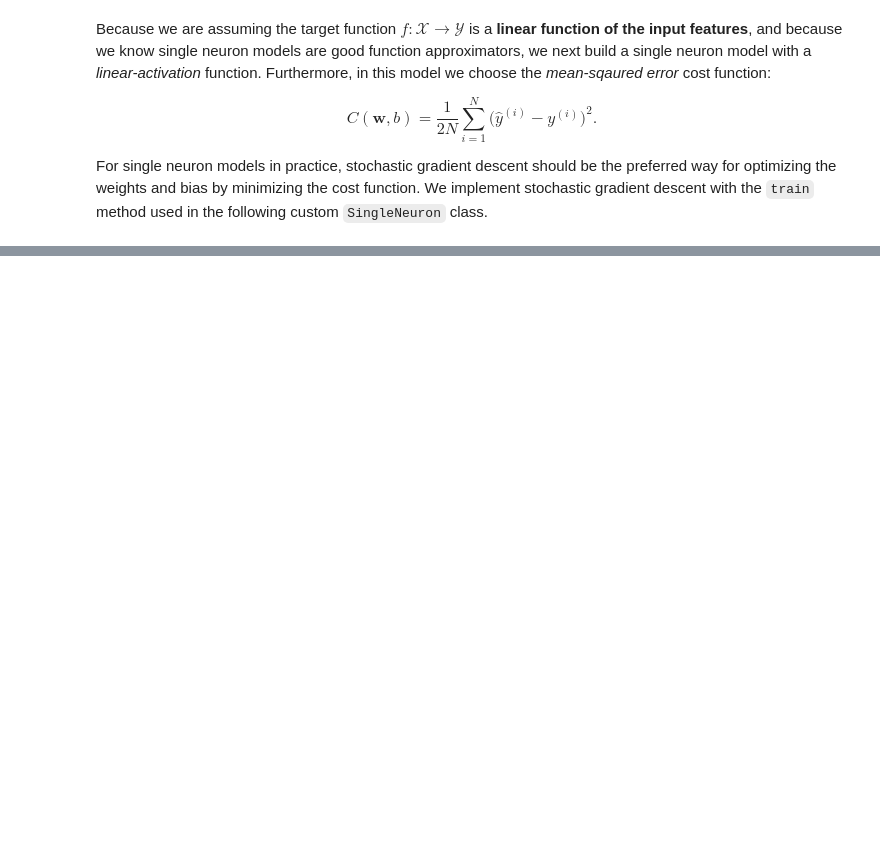
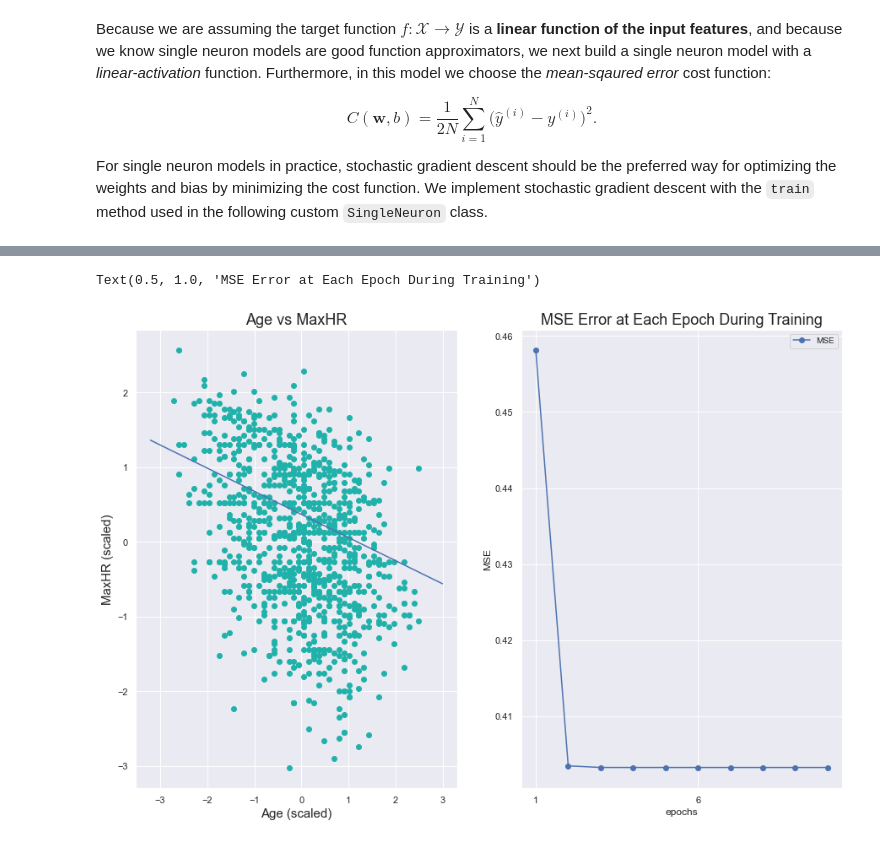
Before and after one commit to YulinLi98/INDE_577_Repo, a Jupyter notebook: supervised learning/Linear Regression/Linear Regression.ipynb, the cells around one changed output, grey strips where cells are left out. Saved outputs shown, nothing was run; the diff lists cells and outputs as text; code cells hidden in the pictures; blank space fills up the shorter version.

Commit message:
update on Linear Regression

```diff
--- a/supervised learning/Linear Regression/Linear Regression.ipynb
+++ b/supervised learning/Linear Regression/Linear Regression.ipynb
@@ -17,20 +24,0 @@ df = pd.read_csv("https://raw.githubusercontent.com/YulinLi98/Sample_Repo/main/h
-# %%
-from sklearn import preprocessing
-
-X = df[['RestingBP', 'Cholesterol']].values
-y = df.MaxHR.values
-
-# Standardize the data
-X_scaled = preprocessing.scale(X)
-y_scaled = preprocessing.scale(y)
-
-# Visualize a 3D plot
-fig = plt.figure(figsize = (10, 8))
-ax = plt.axes(projection='3d')
-ax.scatter3D(X_scaled[:,0], X_scaled[:,1], y_scaled, cmap='Blues')
-ax.set_xlabel('RestingBP')
-ax.set_ylabel('Cholesterol')
-ax.set_zlabel('MaxHR')
-ax.set_title("My Regression Data", fontsize = 18)
-
-plt.show()
@@ -170,0 +112,28 @@ Note that, with larger learning rate, the MSE decreased faster. We can also see
+# %%
+# Create and train an instance of the SingleNeuron Class
+node = SingleNeuron(linear_activation)
+node.train(X_scaled, y_scaled, epochs=10)
+
+fig, (ax1, ax2) = plt.subplots(1, 2, figsize=(15,10))
+
+# Visualize the regression line
+domain = np.linspace(np.min(X_scaled) - .5, np.max(X_scaled) + .5, 100)
+ax1.scatter(X_scaled, y_scaled, color = "lightseagreen")
+ax1.plot(domain, node.predict(domain.reshape(-1, 1)))
+ax1.set_xlabel("Age (scaled)", fontsize = 15)
+ax1.set_ylabel("MaxHR (scaled)", fontsize = 15)
+ax1.set_title("Age vs MaxHR", fontsize = 18)
+
+# visualize the mean-sqaured error at each epoch
+ax2.plot(range(1, len(node.errors_) + 1),
+         node.errors_,
+         marker = "o",
+         label = "MSE")
+ax2.set_xlabel("epochs")
+ax2.set_ylabel("MSE")
+ax2.set_xticks(range(1, len(node.errors_) + 1, 5))
+ax2.legend(fontsize = 10)
+ax2.set_title("MSE Error at Each Epoch During Training", fontsize = 18)
+# %% [output]
+Text(0.5, 1.0, 'MSE Error at Each Epoch During Training')
+[figure, added]
```
Also changed, not shown: parts of 15 cells of this notebook.
